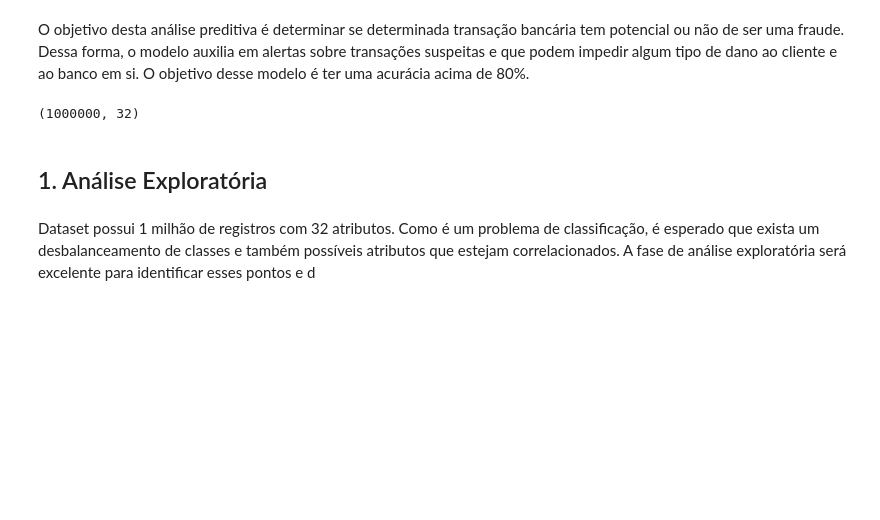
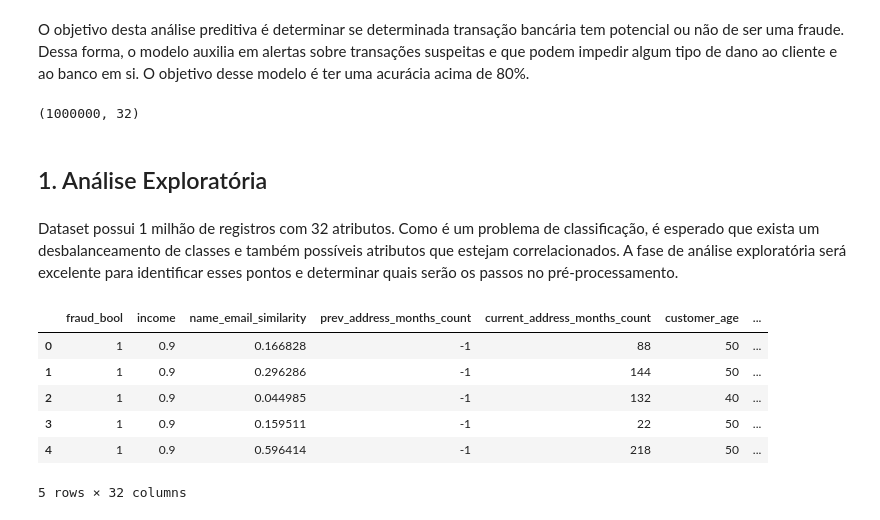
Before and after one commit to marcosmorais94/fraud_bankaccount, a Jupyter notebook: bank_fraud.ipynb, the cells around one changed output. Saved outputs shown, nothing was run; the diff lists cells and outputs as text; code cells hidden in the pictures; blank space fills up the shorter version.

```diff
--- a/bank_fraud.ipynb
+++ b/bank_fraud.ipynb
@@ -31,4 +31,15 @@ print(base.shape)
 # %% [markdown]
 ## 1. Análise Exploratória
 # %% [markdown]
-Dataset possui 1 milhão de registros com 32 atributos. Como é um problema de classificação, é esperado que exista um desbalanceamento de classes e também possíveis atributos que estejam correlacionados. A fase de análise exploratória será excelente para identificar esses pontos e d
+Dataset possui 1 milhão de registros com 32 atributos. Como é um problema de classificação, é esperado que exista um desbalanceamento de classes e também possíveis atributos que estejam correlacionados. A fase de análise exploratória será excelente para identificar esses pontos e determinar quais serão os passos no pré-processamento.
+# %%
+# Visualizando os dados
+base.head()
+# %% [output]
+|  | fraud_bool | income | name_email_similarity | prev_address_months_count | current_address_months_count | customer_age | ... |
+| 0 | 1 | 0.9 | 0.166828 | -1 | 88 | 50 | ... |
+| 1 | 1 | 0.9 | 0.296286 | -1 | 144 | 50 | ... |
+| 2 | 1 | 0.9 | 0.044985 | -1 | 132 | 40 | ... |
+| 3 | 1 | 0.9 | 0.159511 | -1 | 22 | 50 | ... |
+| 4 | 1 | 0.9 | 0.596414 | -1 | 218 | 50 | ... |
+5 rows × 32 columns
```
Also changed, not shown: parts of 2 cells of this notebook.
